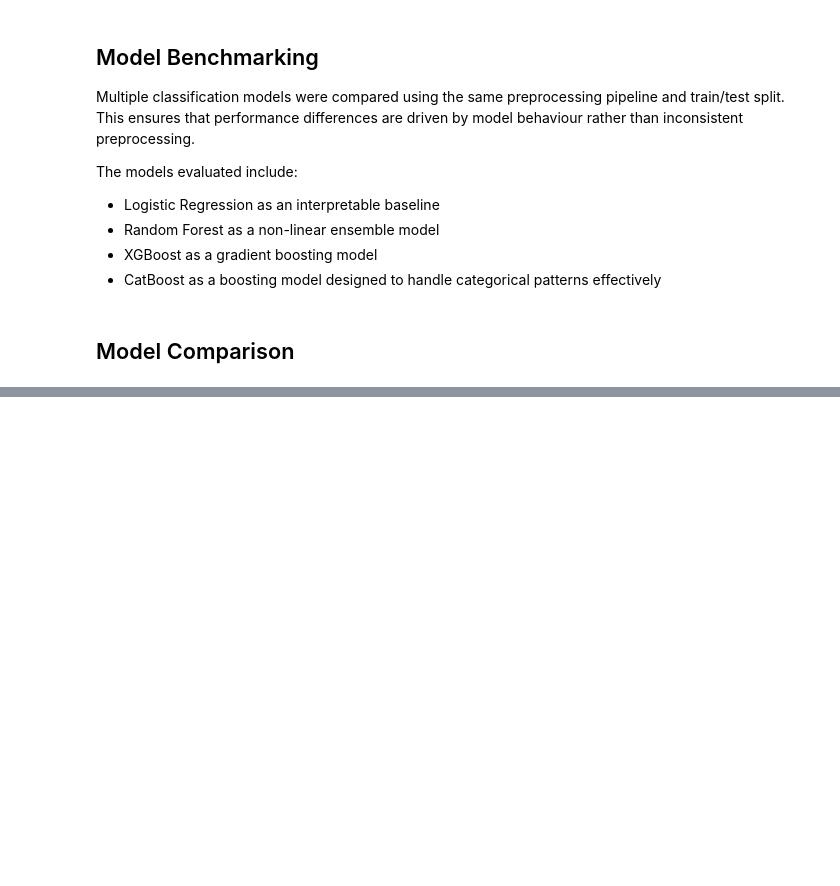
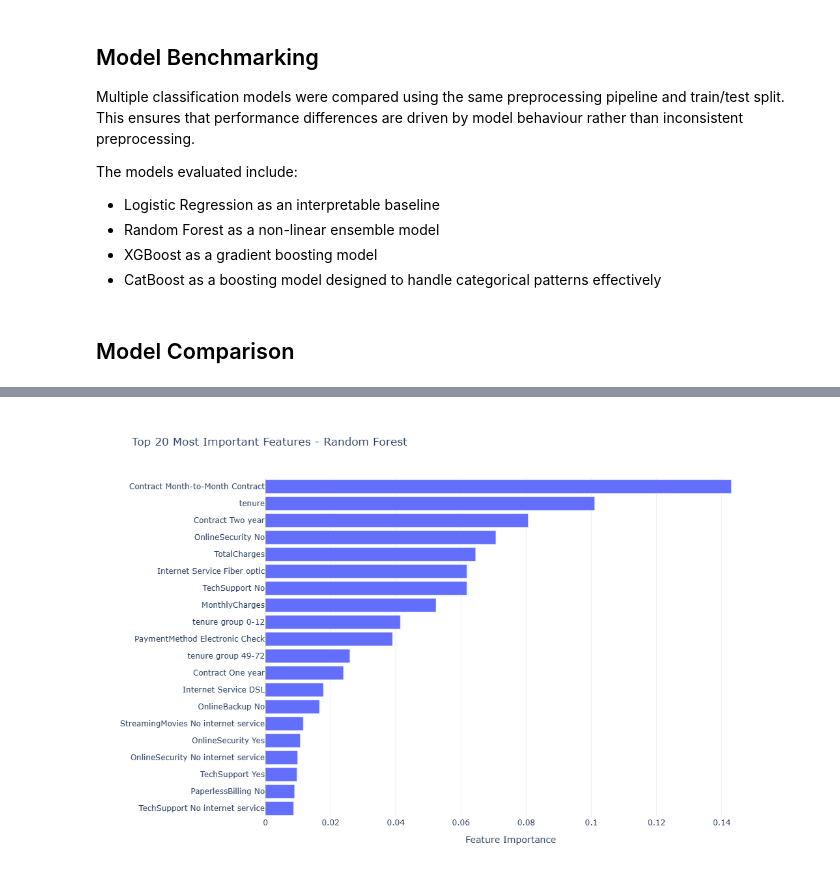
Before and after one commit to Saptaparnineogi/Customer-Churn-Risk-Assessment-and-Retention-Analytics, a Jupyter notebook: notebooks/02_Feature_Engineering_and_Model_Development.ipynb, the cells around one changed output, grey strips where cells are left out. Saved outputs shown, nothing was run; the diff lists cells and outputs as text; code cells hidden in the pictures; blank space fills up the shorter version.

```diff
--- a/notebooks/02_Feature_Engineering_and_Model_Development.ipynb
+++ b/notebooks/02_Feature_Engineering_and_Model_Development.ipynb
@@ -681,0 +650,46 @@ rather than overall accuracy.
+# %%
+preprocessor = trained_models["Random Forest"].named_steps["preprocessor"]
+rf_model = trained_models["Random Forest"].named_steps["model"]
+feature_names = preprocessor.get_feature_names_out()
+importance_df = pd.DataFrame({
+    "Feature": feature_names,
+    "Importance": rf_model.feature_importances_
+})
+
+importance_df = (
+    importance_df
+    .sort_values("Importance", ascending=False)
+    .reset_index(drop=True)
+)
+# %%
+importance_df["Feature"] = (
+    importance_df["Feature"]
+    .str.replace("categorical__", "", regex=False)
+    .str.replace("numerical__", "", regex=False)
+    .str.replace("InternetService", "Internet Service")
+    .str.replace("Month-to-month", "Month-to-Month Contract")
+    .str.replace("Electronic check", "Electronic Check")
+    .str.replace("_", " ")
+)
+
+top_features = importance_df.head(20)
+
+fig = px.bar(
+    top_features.sort_values("Importance"),
+    x="Importance",
+    y="Feature",
+    orientation="h",
+    title="Top 20 Most Important Features - Random Forest",
+    template="plotly_white"
+)
+
+fig.update_layout(
+    width=950,
+    height=700,
+    yaxis_title="",
+    xaxis_title="Feature Importance"
+)
+
+fig.show()
+# %% [output]
+[figure, added]
```
Also changed, not shown: parts of 58 cells of this notebook.
